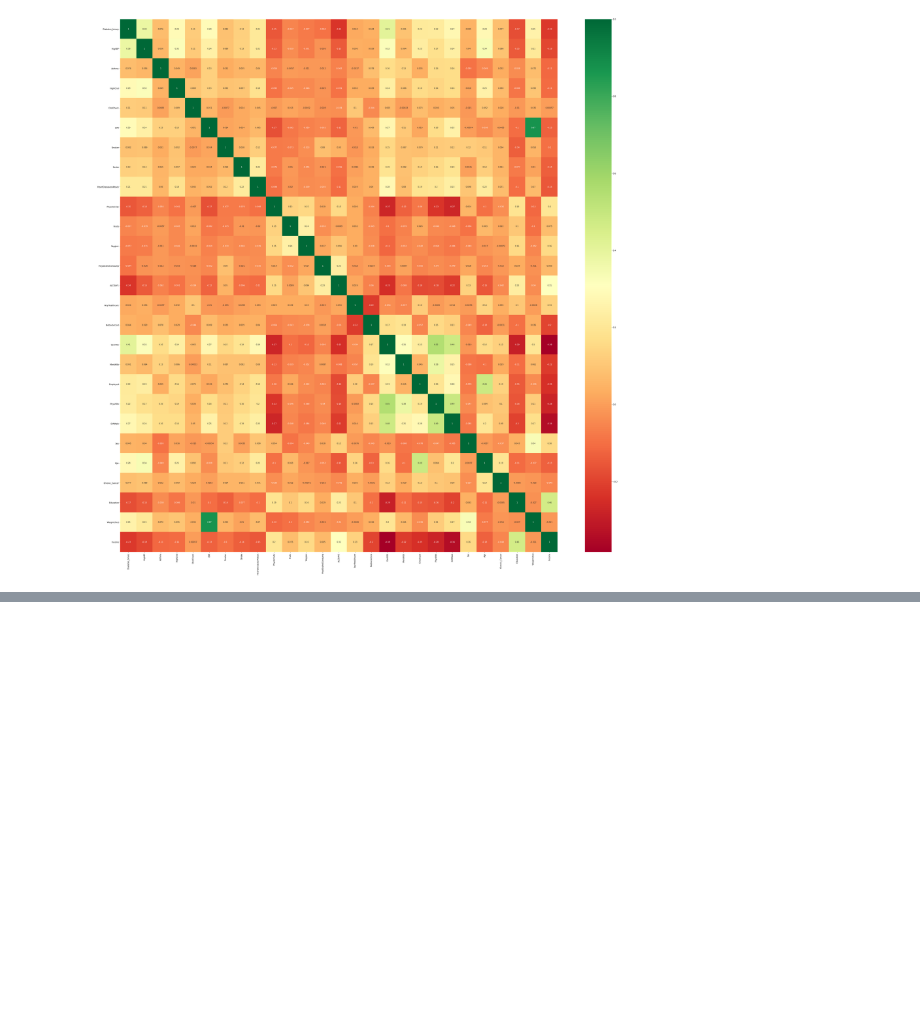
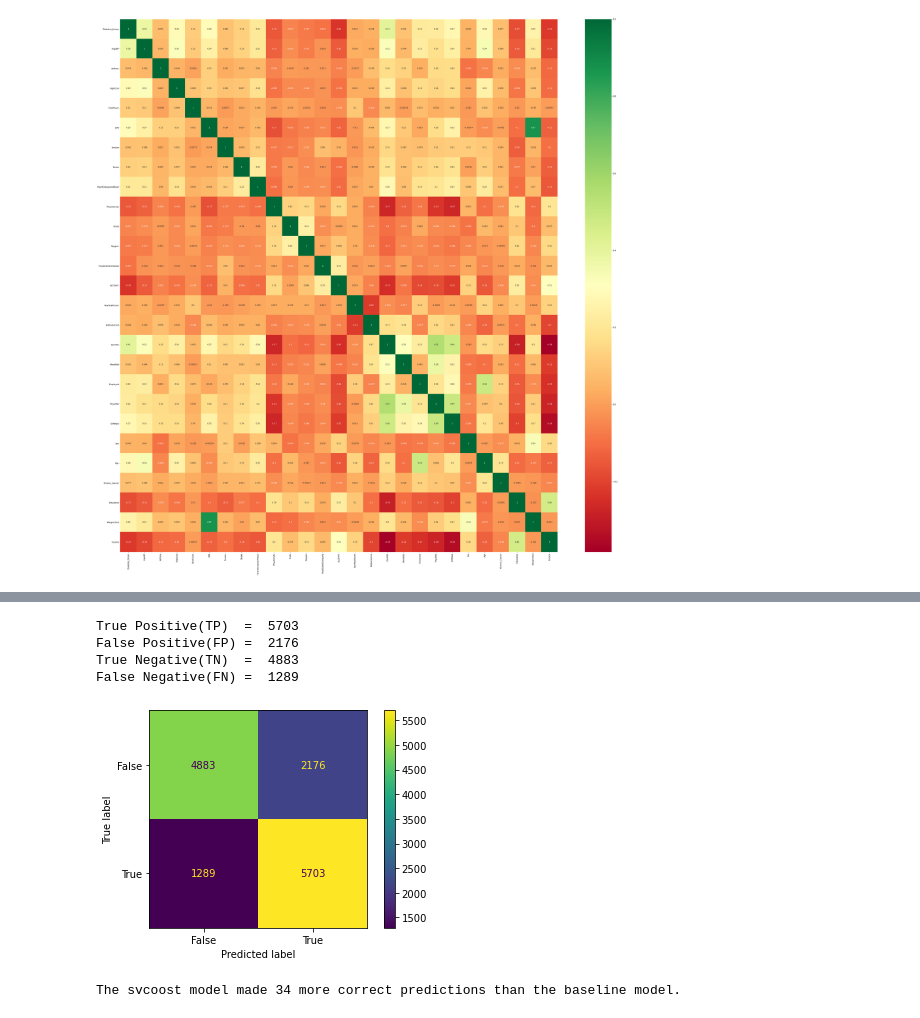
Before and after one commit to dragunat2016/Diabetes_Prediction, a Jupyter notebook: index.ipynb, the cells around one changed output, grey strips where cells are left out. Cells and saved outputs as stored; diff of their text form; code cells hidden in the pictures; blank space fills up the shorter version.

```diff
--- a/index.ipynb
+++ b/index.ipynb
@@ -76,0 +109,4 @@ p = sns.heatmap(diab_df.corr(), annot=True,cmap ='RdYlGn')
+# %%
+# Drop Weight column
+
+diab_df = diab_df.drop('Weight (lbs)',axis=1)
@@ -83,7 +128,5 @@ sc_X = StandardScaler()
 # %%
 # Define Features and targets as X and y
 
-X =  pd.DataFrame(sc_X.fit_transform(diab_df.drop(["Diabetes_binary"],axis = 1),), columns=['BMI',
-'PhysHLth', 'Weight (lbs)', 'MentHlth', 'Age'])
-X.head()
+X = diab_df.loc[:,diab_df.columns != 'Diabetes_binary']
 y = diab_df['Diabetes_binary']
@@ -109,0 +319,38 @@ Name: Diabetes_binary, dtype: float64
+# %%
+# Create a confusion matrix to visualize results
+
+cm = confusion_matrix(y_test, y_pred_xgb)
+xgb_TN, xgb_FP, xgb_FN, xgb_TP = confusion_matrix(y_test, y_pred_xgb).ravel()
+
+print('True Positive(TP)  = ', xgb_TP)
+print('False Positive(FP) = ', xgb_FP)
+print('True Negative(TN)  = ', xgb_TN)
+print('False Negative(FN) = ', xgb_FN)
+# %% [output]
+True Positive(TP)  =  5703
+False Positive(FP) =  2176
+True Negative(TN)  =  4883
+False Negative(FN) =  1289
+# %%
+# Plot Results
+
+xgb_cm_matrix = confusion_matrix(y_test,y_pred_xgb)
+
+xgb_cm_display = ConfusionMatrixDisplay(confusion_matrix = xgb_cm_matrix, display_labels = [False, True])
+
+xgb_cm_display.plot()
+plt.show()
+# %% [output]
+[figure, added]
+# %%
+# Find the difference in correct predictions made between the xgboost Model and the Logistical Regression
+# Correct Predictions are defined as the number of TP + TN
+
+lr_corr_pred = lr_TP + lr_TN # Correct number of predictions made by baseline logistic regression model
+xgb_corr_pred = xgb_TP + xgb_TN  # Correct number of predictions made by xgboost model
+
+diff_preds_1 = abs(lr_corr_pred - xgb_corr_pred)
+
+print("The xgboost model made",diff_preds_1,"more correct predictions than the baseline model.")
+# %% [output]
+The svcoost model made 34 more correct predictions than the baseline model.
```
Also changed, not shown: parts of 71 cells of this notebook, 11 other files.
